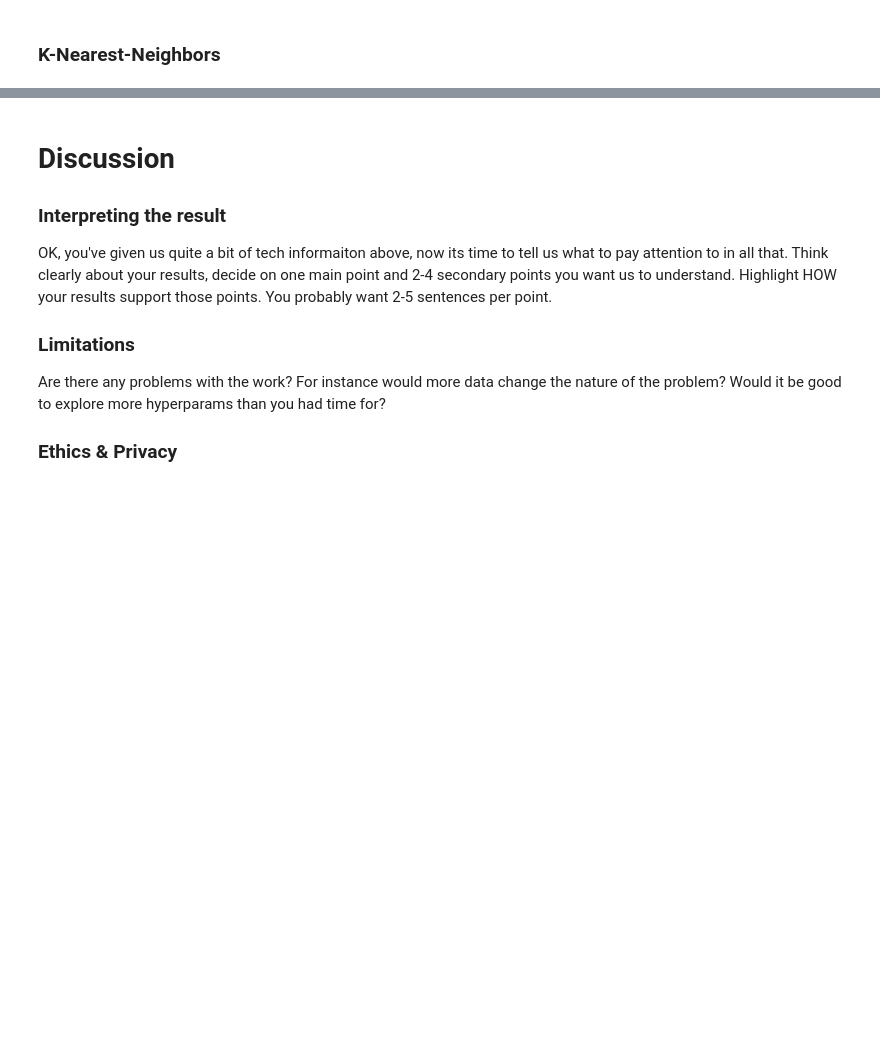
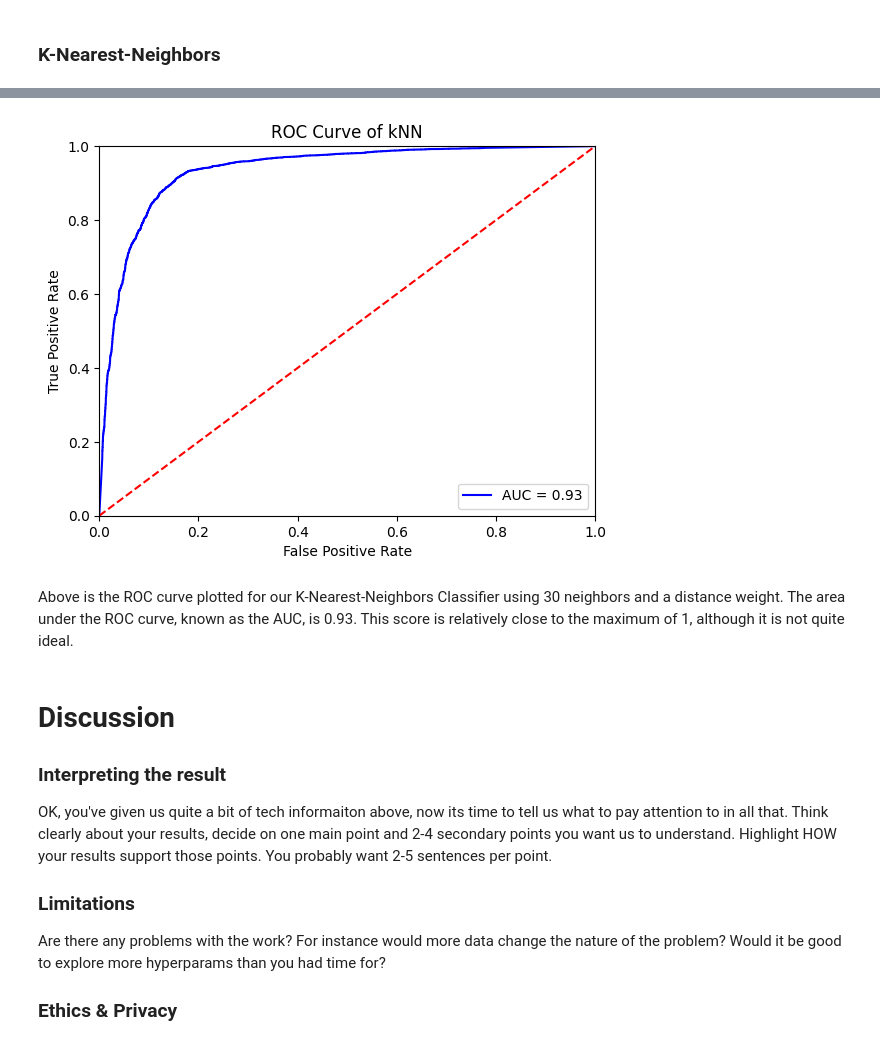
Before and after one commit to COGS118A/Group012-Wi23, a Jupyter notebook: FinalProjectGroup012-Wi23.ipynb, the cells around one changed output, grey strips where cells are left out. Drawn from its saved outputs; the diff is of its cells as text; code cells hidden in the pictures; blank space fills up the shorter version.

```diff
--- a/FinalProjectGroup012-Wi23.ipynb
+++ b/FinalProjectGroup012-Wi23.ipynb
@@ -146,3 +206,22 @@ We can also see that most of the data for giants and non-giants are also mostly
+# %%
+y_scores = best_estimator.predict_proba(X_test)
+fpr, tpr, threshold = roc_curve(y_test, y_scores[:, 1])
+roc_auc = auc(fpr, tpr)
+# %%
+plt.title('Receiver Operating Characteristic')
+plt.plot(fpr, tpr, 'b', label = 'AUC = %0.2f' % roc_auc)
+plt.legend(loc = 'lower right')
+plt.plot([0, 1], [0, 1],'r--')
+plt.xlim([0, 1])
+plt.ylim([0, 1])
+plt.ylabel('True Positive Rate')
+plt.xlabel('False Positive Rate')
+plt.title('ROC Curve of kNN')
+plt.show()
+# %% [output]
+[figure, added]
+# %% [markdown]
+Above is the ROC curve plotted for our K-Nearest-Neighbors Classifier using 30 neighbors and a distance weight. The area under the ROC curve, known as the AUC, is 0.93. This score is relatively close to the maximum of 1, although it is not quite ideal.
 # %% [markdown]
 # Discussion
 
```
Also changed, not shown: parts of 10 cells of this notebook.
